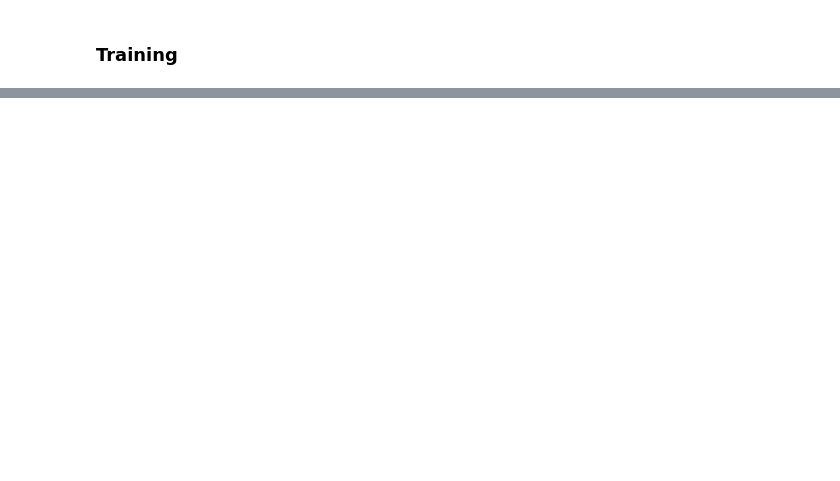
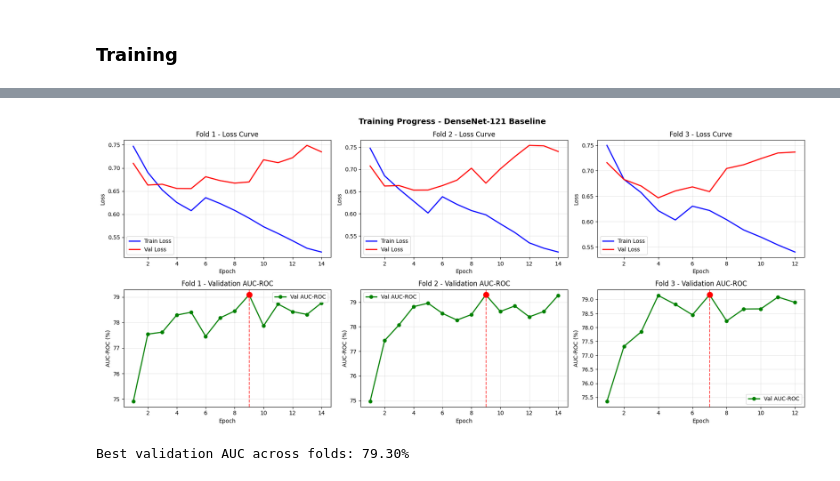
Before and after one commit to ntalalala/Chest-X-ray-Multi-Label-Classification, a Jupyter notebook: nih-chest-xray-DenseNet-v0.ipynb, the cells around one changed output, grey strips where cells are left out. Cells and saved outputs as stored; diff of their text form; code cells hidden in the pictures; blank space fills up the shorter version.

```diff
--- a/nih-chest-xray-DenseNet-v0.ipynb
+++ b/nih-chest-xray-DenseNet-v0.ipynb
@@ -464,17 +586,38 @@ print(f'Best models saved: {best_models}')
 # %%
-fig, axes = plt.subplots(1, len(train_losses), figsize=(5*len(train_losses), 4))
+fig, axes = plt.subplots(2, len(train_losses), figsize=(6*len(train_losses), 8))
 if len(train_losses) == 1:
-    axes = [axes]
+    axes = axes.reshape(2, 1)
 
-for i, (train_loss, val_loss) in enumerate(zip(train_losses, val_losses)):
-    axes[i].plot(range(1, len(train_loss)+1), train_loss, 'b-', label='Train Loss')
-    axes[i].plot(range(1, len(val_loss)+1), val_loss, 'r-', label='Val Loss')
-    axes[i].set_xlabel('Epoch')
-    axes[i].set_ylabel('Loss')
-    axes[i].set_title(f'Fold {i+1} Learning Curve')
-    axes[i].legend()
-    axes[i].grid(True, alpha=0.3)
+for i, (train_loss, val_loss, val_auc) in enumerate(zip(train_losses, val_losses, val_aucs)):
+    # Loss curve
+    axes[0, i].plot(range(1, len(train_loss)+1), train_loss, 'b-', label='Train Loss', linewidth=2)
+    axes[0, i].plot(range(1, len(val_loss)+1), val_loss, 'r-', label='Val Loss', linewidth=2)
+    axes[0, i].set_xlabel('Epoch')
+    axes[0, i].set_ylabel('Loss')
+    axes[0, i].set_title(f'Fold {i+1} - Loss Curve')
+    axes[0, i].legend()
+    axes[0, i].grid(True, alpha=0.3)
 
+    # AUC curve
+    axes[1, i].plot(range(1, len(val_auc)+1), val_auc, 'g-', label='Val AUC-ROC', linewidth=2, marker='o')
+    axes[1, i].set_xlabel('Epoch')
+    axes[1, i].set_ylabel('AUC-ROC (%)')
+    axes[1, i].set_title(f'Fold {i+1} - Validation AUC-ROC')
+    axes[1, i].legend()
+    axes[1, i].grid(True, alpha=0.3)
+
+    # Mark best epoch
+    best_epoch = np.argmax(val_auc) + 1
+    best_auc = max(val_auc)
+    axes[1, i].axvline(best_epoch, color='red', linestyle='--', alpha=0.7, label=f'Best: {best_auc:.2f}%')
+    axes[1, i].scatter([best_epoch], [best_auc], color='red', s=100, zorder=5)
+
+plt.suptitle('Training Progress - DenseNet-121 Baseline', fontsize=14, fontweight='bold')
 plt.tight_layout()
 plt.show()
+
+print(f'Best validation AUC across folds: {max([max(auc) for auc in val_aucs]):.2f}%')
+# %% [output]
+[figure, added]
+Best validation AUC across folds: 79.30%
 # %%
```
Also changed, not shown: parts of 14 cells of this notebook.
